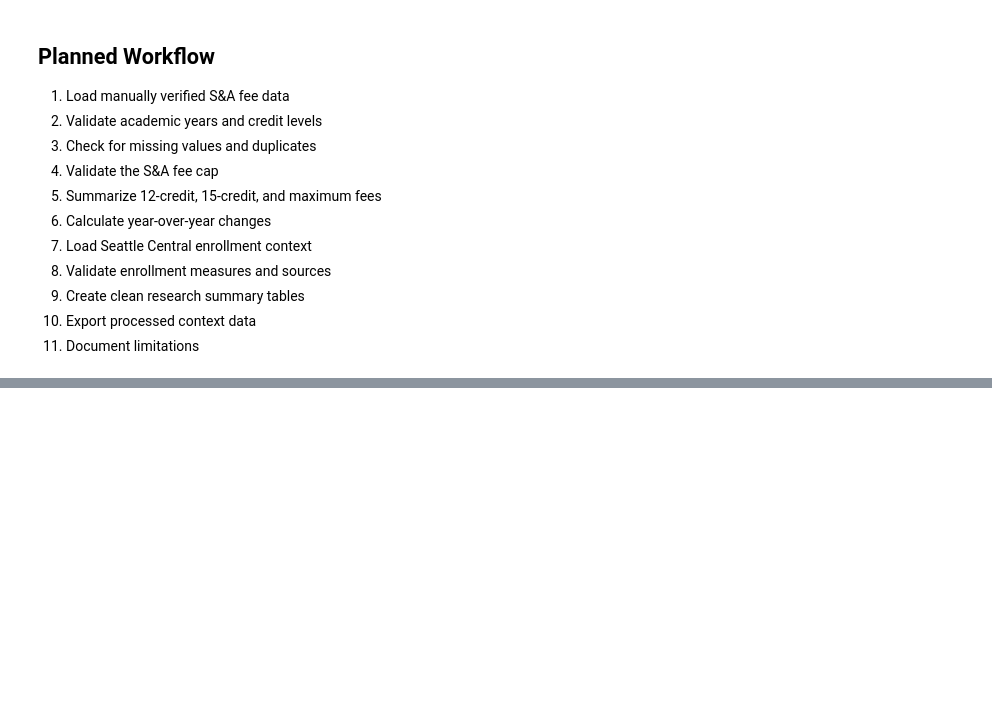
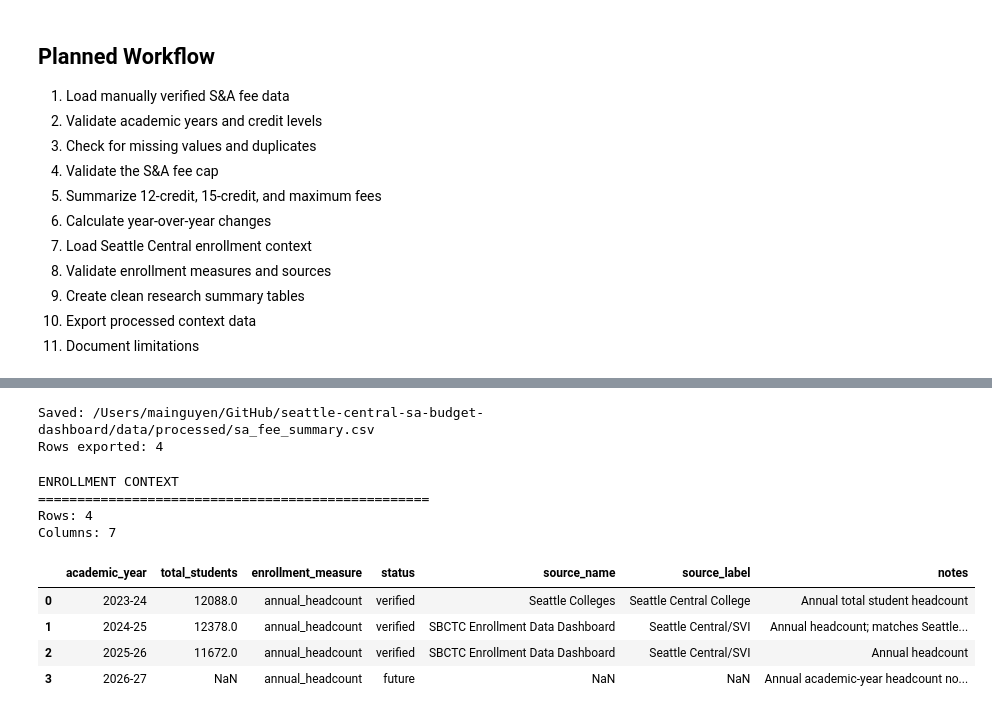
Before and after one commit to MaiNguyen5306/seattle-central-sa-budget-dashboard, a Jupyter notebook: notebooks/04_fee_enrollment_context.ipynb, the cells around one changed output, grey strips where cells are left out. Cells and saved outputs as stored; diff of their text form; code cells hidden in the pictures; blank space fills up the shorter version.

Commit message:
Add enrollment context and fee research documentation

```diff
--- a/notebooks/04_fee_enrollment_context.ipynb
+++ b/notebooks/04_fee_enrollment_context.ipynb
@@ -37,0 +504,69 @@ The main dashboard currently uses FY2023–24 through FY2025–26.
+# %%
+# =========================================================
+# EXPORT S&A FEE SUMMARY
+# =========================================================
+
+OUTPUT_PATH = (
+    PROJECT_ROOT
+    / "data"
+    / "processed"
+    / "sa_fee_summary.csv"
+)
+
+
+sa_fee_summary.to_csv(
+    OUTPUT_PATH,
+    index=False,
+)
+
+
+print(
+    f"Saved: {OUTPUT_PATH}"
+)
+
+print(
+    f"Rows exported: {len(sa_fee_summary):,}"
+)
+# %% [output]
+Saved: /Users/mainguyen/GitHub/seattle-central-sa-budget-dashboard/data/processed/sa_fee_summary.csv
+Rows exported: 4
+# %%
+# =========================================================
+# LOAD ENROLLMENT CONTEXT
+# =========================================================
+
+ENROLLMENT_PATH = (
+    PROJECT_ROOT
+    / "data"
+    / "manual"
+    / "enrollment_context.csv"
+)
+
+enrollment = pd.read_csv(
+    ENROLLMENT_PATH
+)
+
+print("ENROLLMENT CONTEXT")
+print("=" * 50)
+
+print(
+    f"Rows: {len(enrollment):,}"
+)
+
+print(
+    f"Columns: {len(enrollment.columns):,}"
+)
+
+display(
+    enrollment
+)
+# %% [output]
+ENROLLMENT CONTEXT
+==================================================
+Rows: 4
+Columns: 7
+|  | academic_year | total_students | enrollment_measure | status | source_name | source_label | notes |
+| 0 | 2023-24 | 12088.0 | annual_headcount | verified | Seattle Colleges | Seattle Central College | Annual total student headcount |
+| 1 | 2024-25 | 12378.0 | annual_headcount | verified | SBCTC Enrollment Data Dashboard | Seattle Central/SVI | Annual headcount; matches Seattle... |
+| 2 | 2025-26 | 11672.0 | annual_headcount | verified | SBCTC Enrollment Data Dashboard | Seattle Central/SVI | Annual headcount |
+| 3 | 2026-27 | NaN | annual_headcount | future | NaN | NaN | Annual academic-year headcount no... |
```
Also changed, not shown: parts of 7 cells of this notebook, 3 other files.
